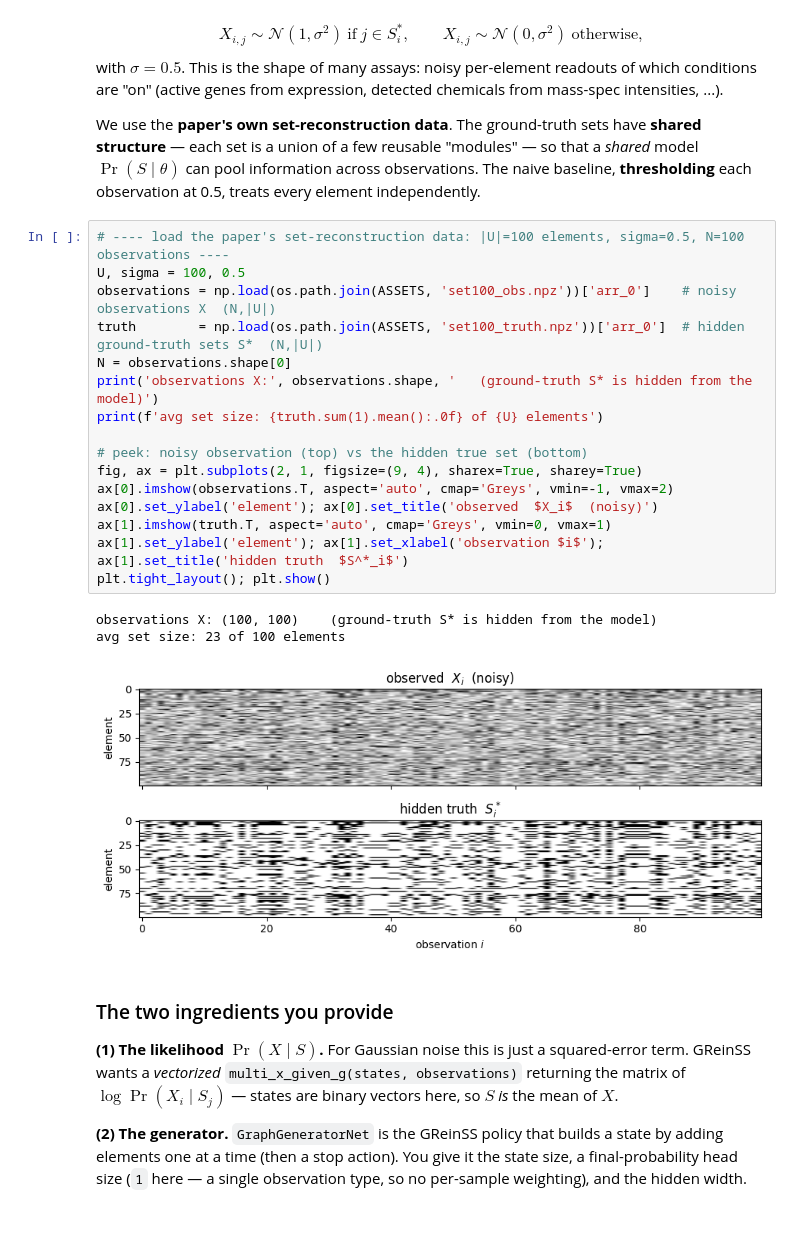
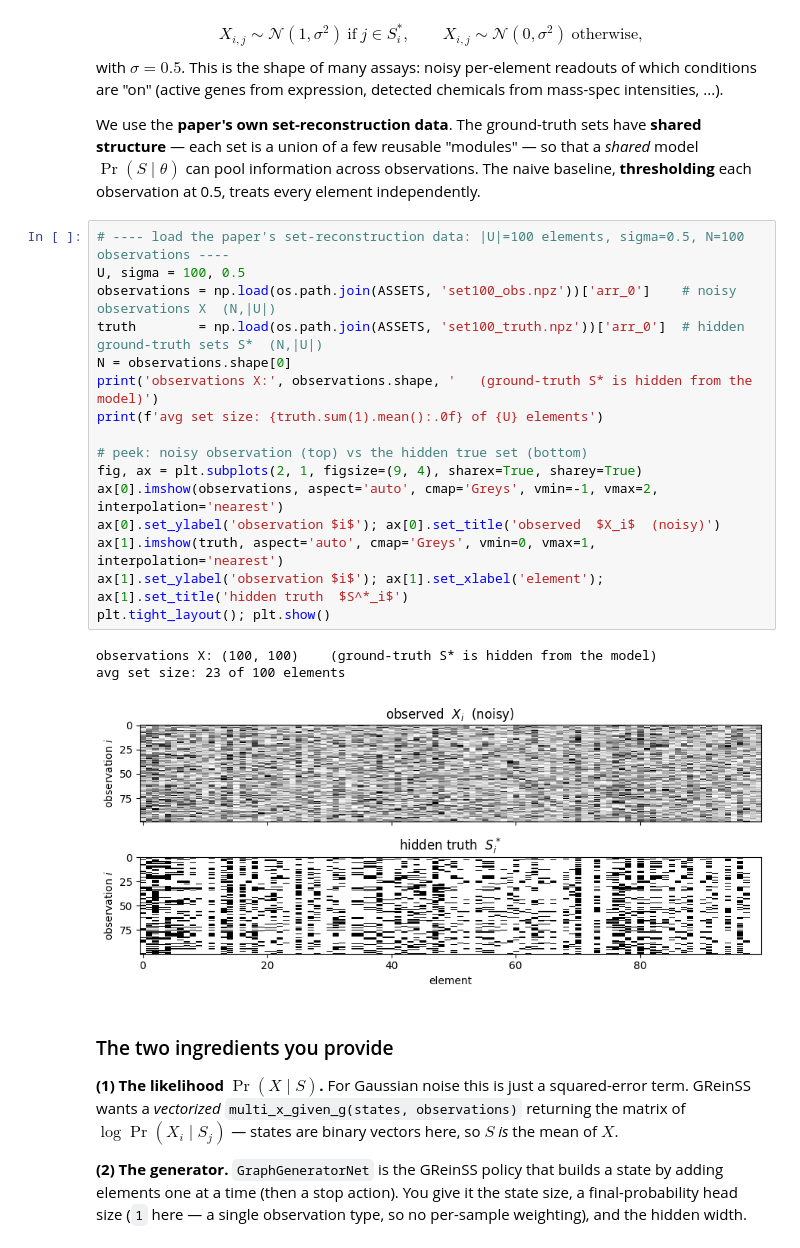
Before and after one commit to elkebir-group/GReinSS-tutorial, a Jupyter notebook: GReinSS_demo.ipynb, the cells around one changed output. Drawn from its saved outputs; the diff is of its cells as text.

```diff
--- a/GReinSS_demo.ipynb
+++ b/GReinSS_demo.ipynb
@@ -92,23 +92,23 @@ every element independently.
 # %%
 # ---- load the paper's set-reconstruction data: |U|=100 elements, sigma=0.5, N=100 observations ----
 U, sigma = 100, 0.5
 observations = np.load(os.path.join(ASSETS, 'set100_obs.npz'))['arr_0']    # noisy observations X  (N,|U|)
 truth        = np.load(os.path.join(ASSETS, 'set100_truth.npz'))['arr_0']  # hidden ground-truth sets S*  (N,|U|)
 N = observations.shape[0]
 print('observations X:', observations.shape, '   (ground-truth S* is hidden from the model)')
 print(f'avg set size: {truth.sum(1).mean():.0f} of {U} elements')
 
 # peek: noisy observation (top) vs the hidden true set (bottom)
 fig, ax = plt.subplots(2, 1, figsize=(9, 4), sharex=True, sharey=True)
-ax[0].imshow(observations.T, aspect='auto', cmap='Greys', vmin=-1, vmax=2)
-ax[0].set_ylabel('element'); ax[0].set_title('observed  $X_i$  (noisy)')
-ax[1].imshow(truth.T, aspect='auto', cmap='Greys', vmin=0, vmax=1)
-ax[1].set_ylabel('element'); ax[1].set_xlabel('observation $i$'); ax[1].set_title('hidden truth  $S^*_i$')
+ax[0].imshow(observations, aspect='auto', cmap='Greys', vmin=-1, vmax=2, interpolation='nearest')
+ax[0].set_ylabel('observation $i$'); ax[0].set_title('observed  $X_i$  (noisy)')
+ax[1].imshow(truth, aspect='auto', cmap='Greys', vmin=0, vmax=1, interpolation='nearest')
+ax[1].set_ylabel('observation $i$'); ax[1].set_xlabel('element'); ax[1].set_title('hidden truth  $S^*_i$')
 plt.tight_layout(); plt.show()
 # %% [output]
 observations X: (100, 100)    (ground-truth S* is hidden from the model)
 avg set size: 23 of 100 elements
-[figure, old version]
+[figure, new version]
 # %% [markdown]
 ### The two ingredients you provide
 
```
Also changed, not shown: parts of 18 cells of this notebook, 1 other file.
